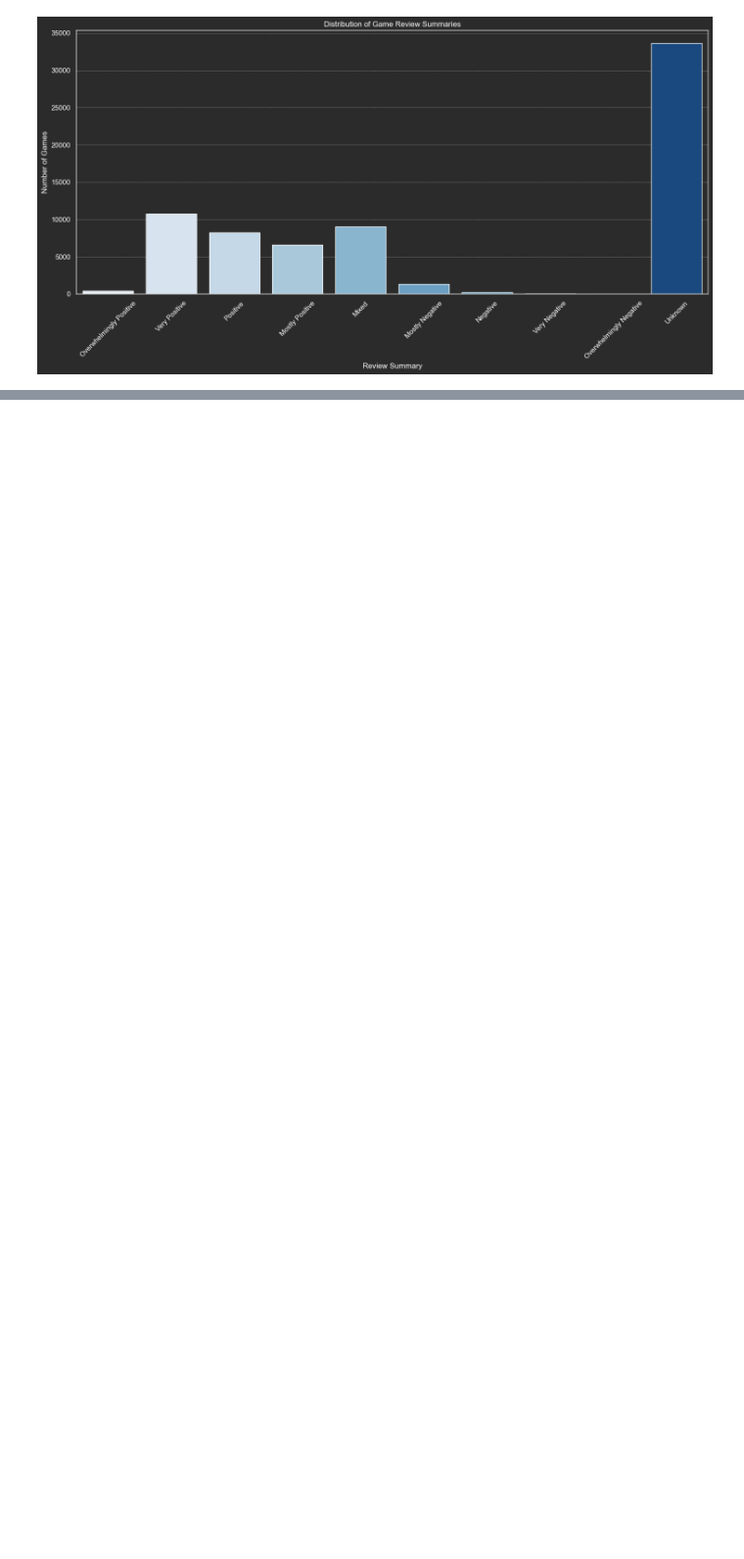
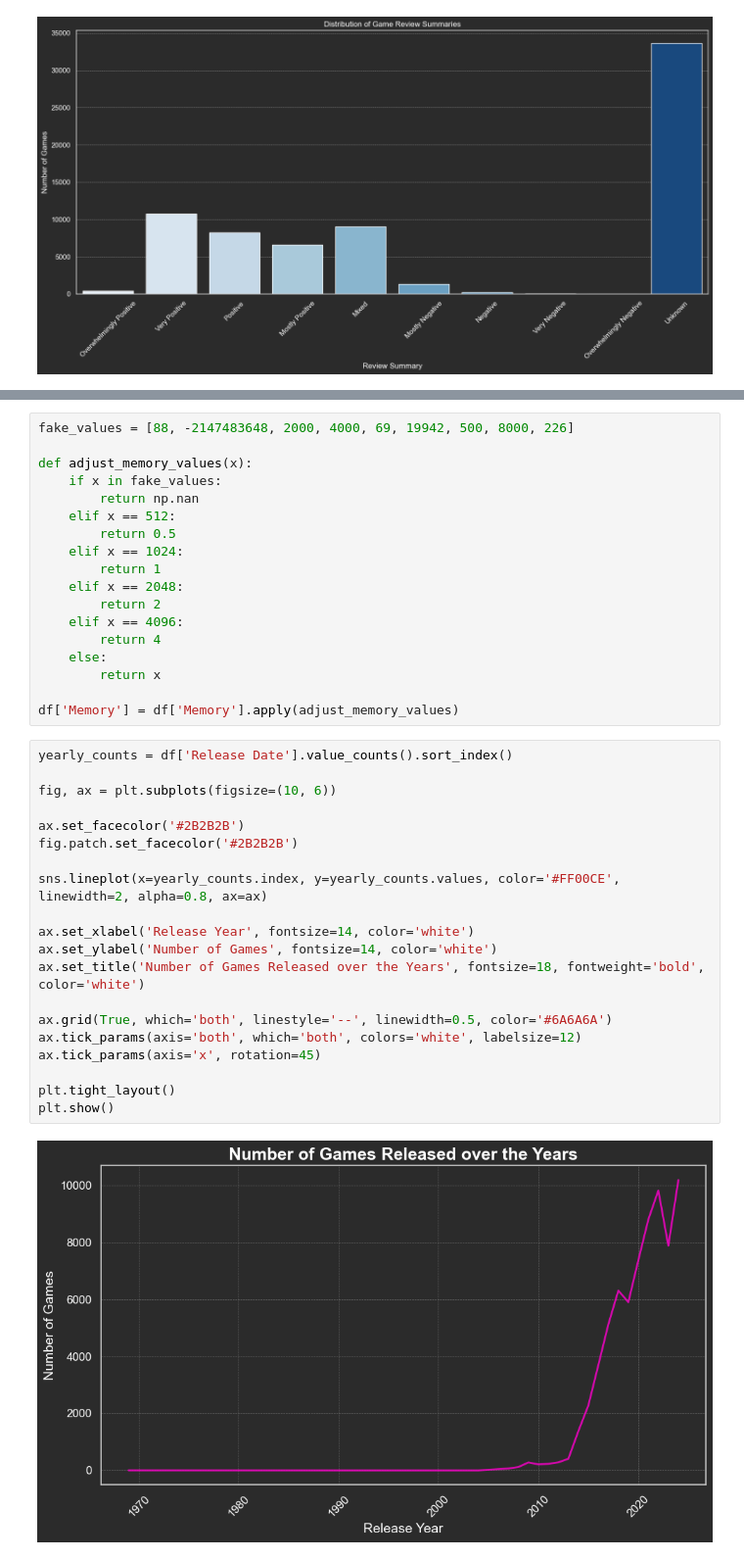
Before and after one commit to jwoyevo1/PortfolioProjects, a Jupyter notebook: Steam Recommendations Project/EDA of Steam Data.ipynb, the cells around one changed output, grey strips where cells are left out. Shown at 98% size. Drawn from its saved outputs; the diff is of its cells as text; blank space fills up the shorter version.

```diff
--- a/Steam Recommendations Project/EDA of Steam Data.ipynb
+++ b/Steam Recommendations Project/EDA of Steam Data.ipynb
@@ -991,0 +1135,40 @@ plt.show()
+# %%
+fake_values = [88, -2147483648, 2000, 4000, 69, 19942, 500, 8000, 226]
+
+def adjust_memory_values(x):
+    if x in fake_values:
+        return np.nan
+    elif x == 512:
+        return 0.5
+    elif x == 1024:
+        return 1
+    elif x == 2048:
+        return 2
+    elif x == 4096:
+        return 4
+    else:
+        return x
+
+df['Memory'] = df['Memory'].apply(adjust_memory_values)
+# %%
+yearly_counts = df['Release Date'].value_counts().sort_index()
+
+fig, ax = plt.subplots(figsize=(10, 6))
+
+ax.set_facecolor('#2B2B2B')
+fig.patch.set_facecolor('#2B2B2B')
+
+sns.lineplot(x=yearly_counts.index, y=yearly_counts.values, color='#FF00CE', linewidth=2, alpha=0.8, ax=ax)
+
+ax.set_xlabel('Release Year', fontsize=14, color='white')
+ax.set_ylabel('Number of Games', fontsize=14, color='white')
+ax.set_title('Number of Games Released over the Years', fontsize=18, fontweight='bold', color='white')
+
+ax.grid(True, which='both', linestyle='--', linewidth=0.5, color='#6A6A6A')
+ax.tick_params(axis='both', which='both', colors='white', labelsize=12)
+ax.tick_params(axis='x', rotation=45)
+
+plt.tight_layout()
+plt.show()
+# %% [output]
+[figure, added]
```
Also changed, not shown: parts of 21 cells of this notebook.
